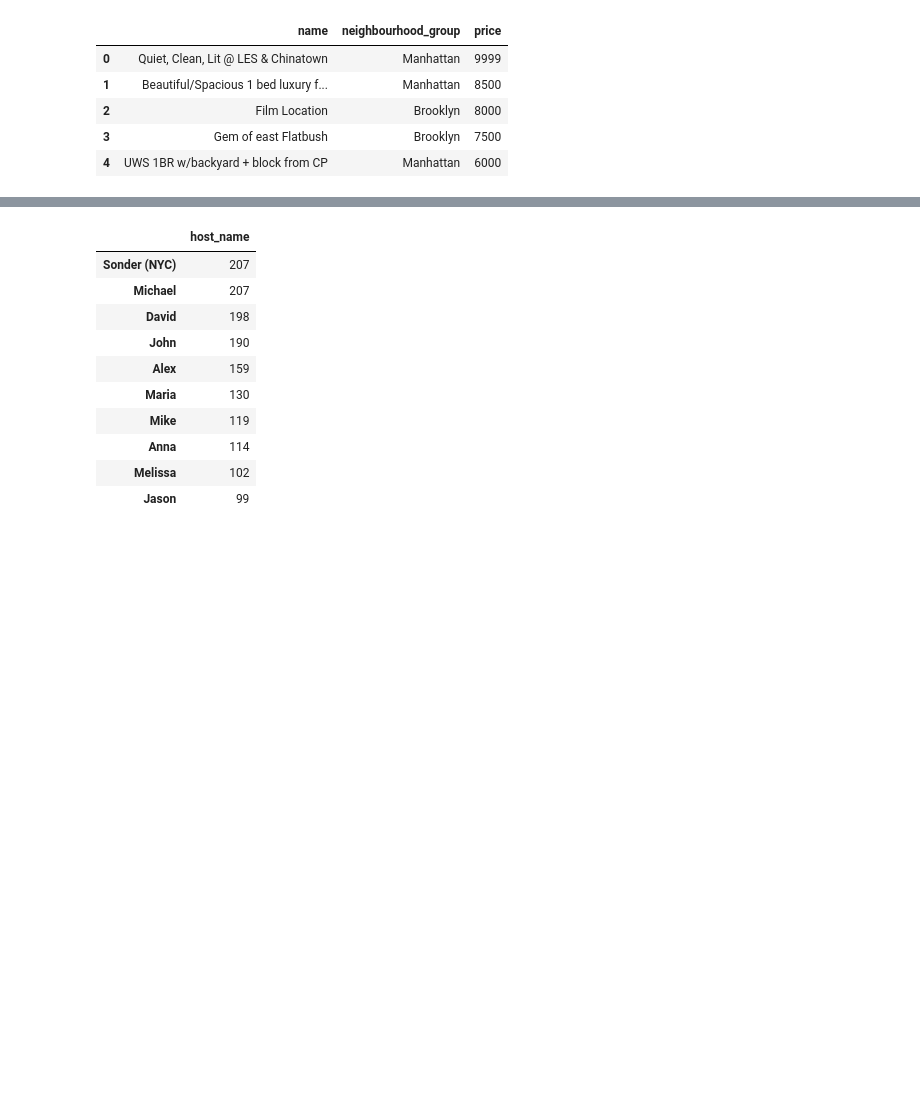
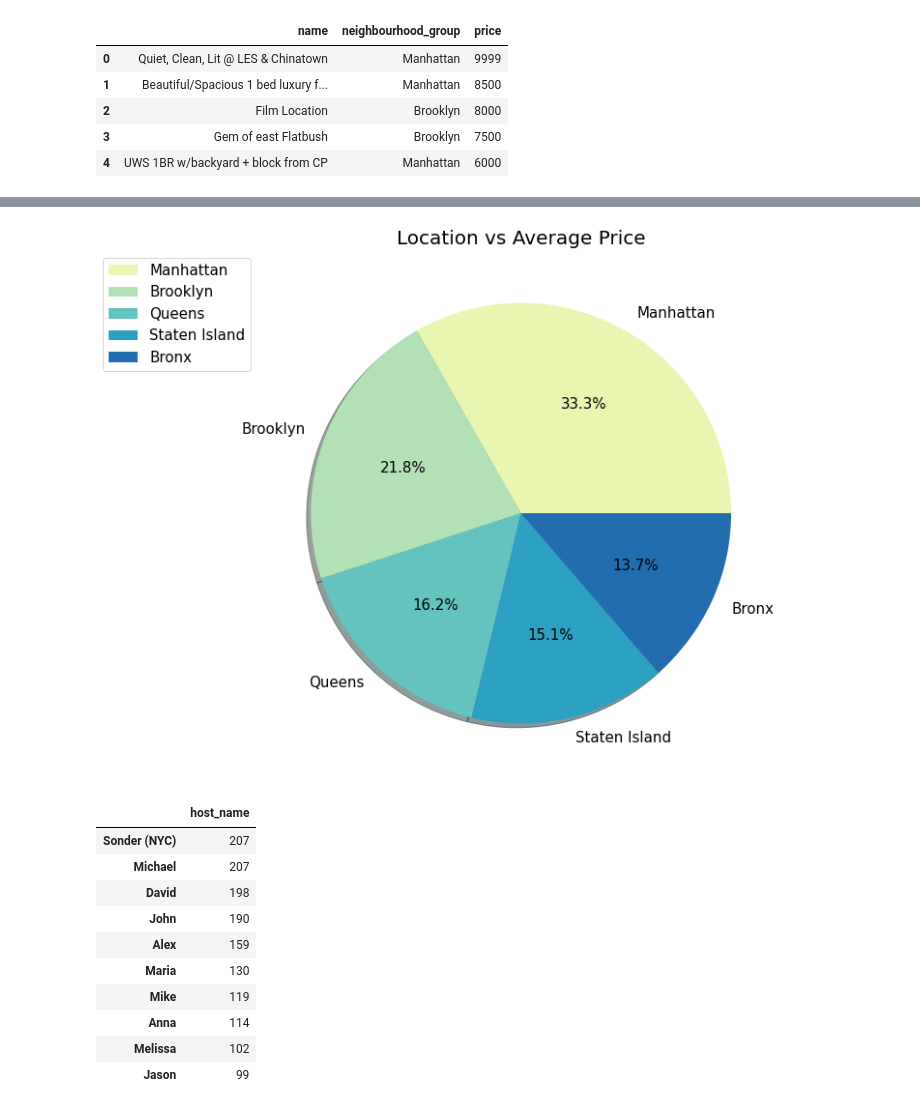
Before and after one commit to amol004/Airbnb-booking-analysis, a Jupyter notebook: Airbnb_bookings_analysis.ipynb, the cells around one changed output, grey strips where cells are left out. Saved outputs shown, nothing was run; the diff lists cells and outputs as text; code cells hidden in the pictures; blank space fills up the shorter version.

```diff
--- a/Airbnb_bookings_analysis.ipynb
+++ b/Airbnb_bookings_analysis.ipynb
@@ -244,3 +235,12 @@ bb.reset_index()
+# %%
+# Pie chart for above analysis
+plt.rcParams['figure.figsize']=(15,10) # figure size
+plt.rcParams['font.size'] = 15 # font size
+plt.pie(ab,labels=['Manhattan','Brooklyn','Queens','Staten Island','Bronx'],colors = sns.color_palette('YlGnBu'),autopct='%1.1f%%',shadow=True)
+plt.title('Location vs Average Price',fontsize=20) # Title
+plt.legend(bbox_to_anchor=(0,1)); # Used to display and adjust the position of information box that is present on the left side of this pie chart
+# %% [output]
+[figure, added]
 # %%
 # Top 10 highest visitors
 mm=airbnb_df.host_name.value_counts().head(10)
```
Also changed, not shown: parts of 13 cells of this notebook.
